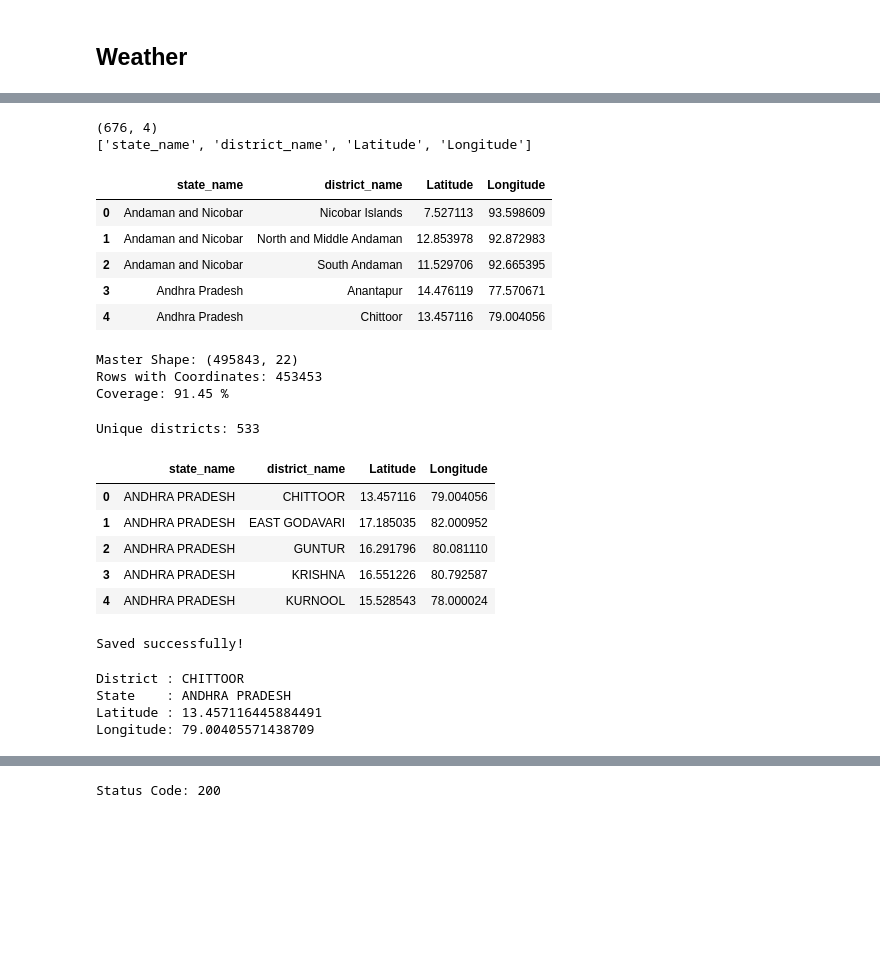
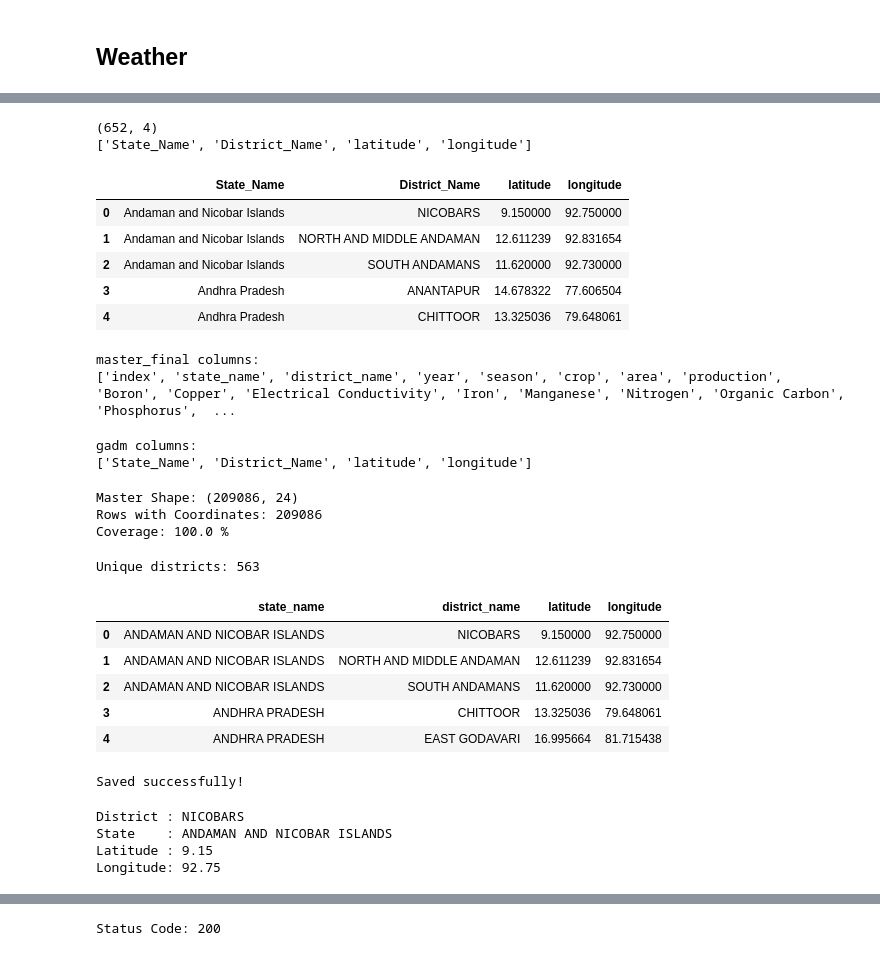
Before and after one commit to Souravs-Codes/KrishiKalp-Smart-Crop-Recommendation-website-, a Jupyter notebook: notebooks/Final_Pipeline/01_data_preparation.ipynb, the cells around one changed output, grey strips where cells are left out. Cells and saved outputs as stored; diff of their text form; code cells hidden in the pictures; blank space fills up the shorter version.

```diff
--- a/notebooks/Final_Pipeline/01_data_preparation.ipynb
+++ b/notebooks/Final_Pipeline/01_data_preparation.ipynb
@@ -606,16 +593,30 @@ soil_data_cleaned.csv
 # %%
-gadm = pd.read_csv("../../data/processed/district_coordinates_gadm.csv")
+gadm = pd.read_csv(
+    "../../data/processed/district_registry_geocoded.csv"
+)
 
 print(gadm.shape)
 print(gadm.columns.tolist())
 
 gadm.head()
 # %% [output]
-(676, 4)
-['state_name', 'district_name', 'Latitude', 'Longitude']
+(652, 4)
+['State_Name', 'District_Name', 'latitude', 'longitude']
-|  | state_name | district_name | Latitude | Longitude |
-| 0 | Andaman and Nicobar | Nicobar Islands | 7.527113 | 93.598609 |
-| 1 | Andaman and Nicobar | North and Middle Andaman | 12.853978 | 92.872983 |
-| 2 | Andaman and Nicobar | South Andaman | 11.529706 | 92.665395 |
-| 3 | Andhra Pradesh | Anantapur | 14.476119 | 77.570671 |
-| 4 | Andhra Pradesh | Chittoor | 13.457116 | 79.004056 |
+|  | State_Name | District_Name | latitude | longitude |
+| 0 | Andaman and Nicobar Islands | NICOBARS | 9.150000 | 92.750000 |
+| 1 | Andaman and Nicobar Islands | NORTH AND MIDDLE ANDAMAN | 12.611239 | 92.831654 |
+| 2 | Andaman and Nicobar Islands | SOUTH ANDAMANS | 11.620000 | 92.730000 |
+| 3 | Andhra Pradesh | ANANTAPUR | 14.678322 | 77.606504 |
+| 4 | Andhra Pradesh | CHITTOOR | 13.325036 | 79.648061 |
+# %%
+print("master_final columns:")
+print(master_final.columns.tolist())
+# %% [output]
+master_final columns:
+['index', 'state_name', 'district_name', 'year', 'season', 'crop', 'area', 'production', 'Boron', 'Copper', 'Electrical Conductivity', 'Iron', 'Manganese', 'Nitrogen', 'Organic Carbon', 'Phosphorus',  ...
+# %%
+print("gadm columns:")
+print(gadm.columns.tolist())
+# %% [output]
+gadm columns:
+['State_Name', 'District_Name', 'latitude', 'longitude']
@@ -622,31 +637,31 @@ gadm.head()
 # %%
 # Standardize names
-gadm["state_name"] = gadm["state_name"].str.strip().str.upper()
-gadm["district_name"] = gadm["district_name"].str.strip().str.upper()
+gadm["State_Name"] = gadm["State_Name"].str.strip().str.upper()
+gadm["District_Name"] = gadm["District_Name"].str.strip().str.upper()
 
 # Merge with our master dataset
 weather_base = master_final.merge(
     gadm,
-    on=["state_name", "district_name"],
+    on=["State_Name", "District_Name"],
     how="left"
 )
 
 print("Master Shape:", weather_base.shape)
 
 print("Rows with Coordinates:",
-      weather_base.dropna(subset=["Latitude", "Longitude"]).shape[0])
+      weather_base.dropna(subset=["latitude", "longitude"]).shape[0])
 
 print("Coverage:",
       round(
-          weather_base["Latitude"].notna().mean() * 100,
+          weather_base["latitude"].notna().mean() * 100,
           2
       ),
       "%"
 )
 # %% [output]
-Master Shape: (495843, 22)
-Rows with Coordinates: 453453
-Coverage: 91.45 %
+Master Shape: (209086, 24)
+Rows with Coordinates: 209086
+Coverage: 100.0 %
 # %%
 weather_districts = (
     weather_base[
@@ -664,11 +679,11 @@ weather_districts = (
         [
             "state_name",
             "district_name",
-            "Latitude",
-            "Longitude"
+            "latitude",
+            "longitude"
         ]
     ]
-    .dropna(subset=["Latitude", "Longitude"])
+    .dropna(subset=["latitude", "longitude"])
     .drop_duplicates()
     .sort_values(["state_name", "district_name"])
     .reset_index(drop=True)
@@ -678,13 +693,13 @@ print("Unique districts:", len(weather_districts))
 
 weather_districts.head()
 # %% [output]
-Unique districts: 533
+Unique districts: 563
-|  | state_name | district_name | Latitude | Longitude |
-| 0 | ANDHRA PRADESH | CHITTOOR | 13.457116 | 79.004056 |
-| 1 | ANDHRA PRADESH | EAST GODAVARI | 17.185035 | 82.000952 |
-| 2 | ANDHRA PRADESH | GUNTUR | 16.291796 | 80.081110 |
-| 3 | ANDHRA PRADESH | KRISHNA | 16.551226 | 80.792587 |
-| 4 | ANDHRA PRADESH | KURNOOL | 15.528543 | 78.000024 |
+|  | state_name | district_name | latitude | longitude |
+| 0 | ANDAMAN AND NICOBAR ISLANDS | NICOBARS | 9.150000 | 92.750000 |
+| 1 | ANDAMAN AND NICOBAR ISLANDS | NORTH AND MIDDLE ANDAMAN | 12.611239 | 92.831654 |
+| 2 | ANDAMAN AND NICOBAR ISLANDS | SOUTH ANDAMANS | 11.620000 | 92.730000 |
+| 3 | ANDHRA PRADESH | CHITTOOR | 13.325036 | 79.648061 |
+| 4 | ANDHRA PRADESH | EAST GODAVARI | 16.995664 | 81.715438 |
 # %%
 weather_districts.to_csv(
     "../../data/processed/weather_districts.csv",
@@ -701,15 +716,15 @@ from pathlib import Path
 # %%
 district = weather_districts.iloc[0]
 
-lat = district["Latitude"]
-lon = district["Longitude"]
+lat = district["latitude"]
+lon = district["longitude"]
 
 print("District :", district["district_name"])
 print("State    :", district["state_name"])
 print("Latitude :", lat)
 print("Longitude:", lon)
 # %% [output]
-District : CHITTOOR
-State    : ANDHRA PRADESH
-Latitude : 13.457116445884491
-Longitude: 79.00405571438709
+District : NICOBARS
+State    : ANDAMAN AND NICOBAR ISLANDS
+Latitude : 9.15
+Longitude: 92.75
```
Also changed, not shown: parts of 66 cells of this notebook, 6 other files.
